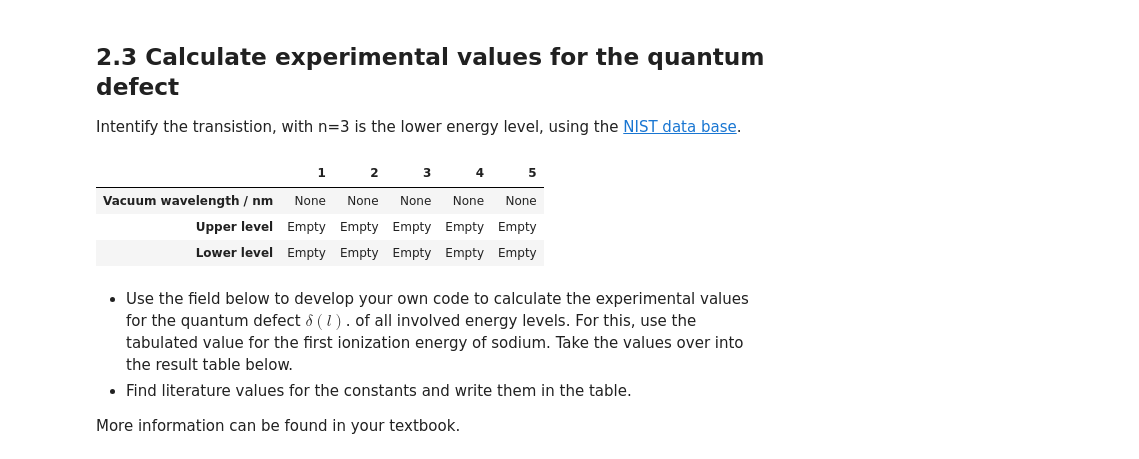
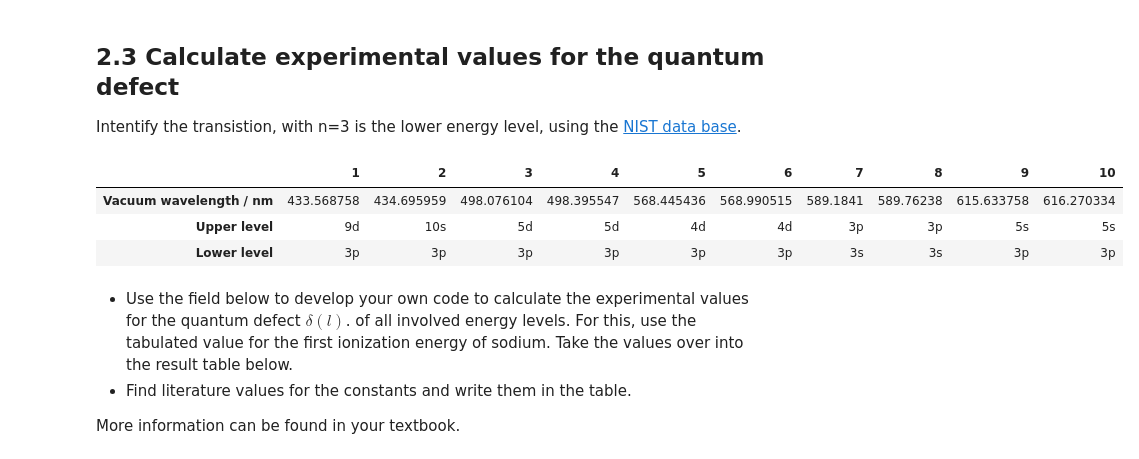
Before and after one commit to RSvegin/Atomic-Spectroscopy-FYSB24, a Jupyter notebook: Atomic Spectroscopy_FYSB24.ipynb, the cells around one changed output. Saved outputs shown, nothing was run; the diff lists cells and outputs as text; code cells hidden in the pictures.

```diff
--- a/Atomic Spectroscopy_FYSB24.ipynb
+++ b/Atomic Spectroscopy_FYSB24.ipynb
@@ -107,17 +105,17 @@ Covariance matrix:
   *  Identify the lines of the Balmer series using the NIST data base and assign them the correspoding transition. <br>
   * Convert your values to vacuum wavelength.
 # %%
-# Insert the extracted wavelength here. You can add/or remove rows from the table.
-hydrogen_wavelength = ([486.14420 , 656.26989, 434.07980 , 797.02751, 842.23174])
+ # Insert the extracted wavelength here. You can add/or remove rows from the table.
+hydrogen_wavelength = ([434.07980, 486.14420 , 656.26989, 842.23174])
 # Compare the number with the nist database and identify the transition.
-hydrogen_transistions=(["4 to 2", "3 to 2", "5 to 2", "Empty", "19 to 3"])
+hydrogen_transistions=(["5 to 2", "4 to 2", "3 to 2","19 to 3"])
 
 # Write a formula converting the values from the table above to vacuum wavelength.
-hydrogen_vac_wavelength = ([None , None, None , None, None])
+hydrogen_vac_wavelength = ([None , None, None , None])
 
 for i in range(len(hydrogen_wavelength)):
     hydrogen_vac_wavelength[i] = 1.000293*hydrogen_wavelength[i]
 
 # Nothing to change below here:
-pd.DataFrame([hydrogen_transistions, hydrogen_vac_wavelength], columns=['1', '2', '3','4', '5'], index=['Transition', 'Vacuum wavelength'])
+pd.DataFrame([hydrogen_transistions, hydrogen_vac_wavelength], columns=['1', '2', '3','4'], index=['Transition', 'Vacuum wavelength'])
 # %% [output]
@@ -134,4 +132,13 @@ $  h \nu = \frac{h c}{\lambda}= R_{H}\left(\frac{1}{n_{1}^{2}}-\frac{1}{n_{2}^{2
 <br>
 where  $n_{1}$ and $n_{2}$ are two consecutive quantum numbers. Use the empty code box below to write your own code to extract the Rydberg constant.
 # %%
-## Write your code here to determine the Rydberg constant
+upper_levels=[5,4,3,19]
+lower_levels=[2,2,2,3]
+wavelength_meters=np.array(hydrogen_vac_wavelength)*10**(-9)
+rydberg=[]
+for i in range(len(upper_levels)):
+    rb=(1/wavelength_meters[i])/((1/lower_levels[i]**2)-(1/upper_levels[i]**2))
+    rydberg.append(rb)
+
+print("Computed Rydberg:", sum(rydberg)/len(rydberg))
+print("Literature Rydberg: 10 973 731.6")
@@ -223,19 +259,22 @@ Identify all the small peaks, which are otherwise hidden in the noise. Again try
 Intentify the transistion, with n=3 is the lower energy level, using the [NIST data base](https://physics.nist.gov/PhysRefData/ASD/lines_form.html).
 # %%
 ### Enter your results in the arrays below. You can add/or remove rows from the table.
-sodium_wavelength = ([None , None, None , None, None])
-sodium_upperlevel=(["Empty", "Empty", "Empty", "Empty", "Empty"])
-sodium_lowerlevel=(["Empty", "Empty", "Empty", "Empty", "Empty"])
+sodium_wavelength = np.array([433.44176 , 434.56863, 497.93021 , 498.24956, 568.27893, 568.82385, 589.01152, 589.58963, 615.45343, 616.08982])
+sodium_upperlevel= (["9d", "10s", "5d", "5d", "4d", "4d", "3p", "3p", "5s", "5s"])
+sodium_lowerlevel= (["3p", "3p", "3p", "3p", "3p", "3p", "3s", "3s", "3p", "3p"])
+
 
 # -> TODO <- write a formula converting the values from the table above to vacuum wavelength.
-sodium_vac_wavelength = ([None , None, None , None, None])
+sodium_vac_wavelength = ([None , None, None , None, None, None, None, None, None, None])
+for i in range(len(sodium_wavelength)):
+    sodium_vac_wavelength[i] = 1.000293*sodium_wavelength[i]
 
-pd.DataFrame([sodium_vac_wavelength, sodium_upperlevel, sodium_lowerlevel], columns=['1', '2', '3','4', '5'], index=['Vacuum wavelength / nm','Upper level','Lower level'])
+pd.DataFrame([sodium_vac_wavelength, sodium_upperlevel, sodium_lowerlevel], columns=['1', '2', '3','4', '5', '6', '7', '8', '9', '10'], index=['Vacuum wavelength / nm','Upper level','Lower level'])
 # %% [output]
-|  | 1 | 2 | 3 | 4 | 5 |
-| Vacuum wavelength / nm | None | None | None | None | None |
-| Upper level | Empty | Empty | Empty | Empty | Empty |
-| Lower level | Empty | Empty | Empty | Empty | Empty |
+|  | 1 | 2 | 3 | 4 | 5 | 6 | 7 | 8 | 9 | 10 |
+| Vacuum wavelength / nm | 433.568758 | 434.695959 | 498.076104 | 498.395547 | 568.445436 | 568.990515 | 589.1841 | 589.76238 | 615.633758 | 616.270334 |
+| Upper level | 9d | 10s | 5d | 5d | 4d | 4d | 3p | 3p | 5s | 5s |
+| Lower level | 3p | 3p | 3p | 3p | 3p | 3p | 3s | 3s | 3p | 3p |
 # %% [markdown]
 *  Use the field below to develop your own code to calculate the experimental values for the quantum defect $\delta{(l)}$. of all involved energy levels. For this, use the tabulated value for the first ionization energy of sodium.  Take the values over into the result table below.
 * Find literature values for the constants and write them in the table.
```
Also changed, not shown: parts of 16 cells of this notebook, 4 other files.
